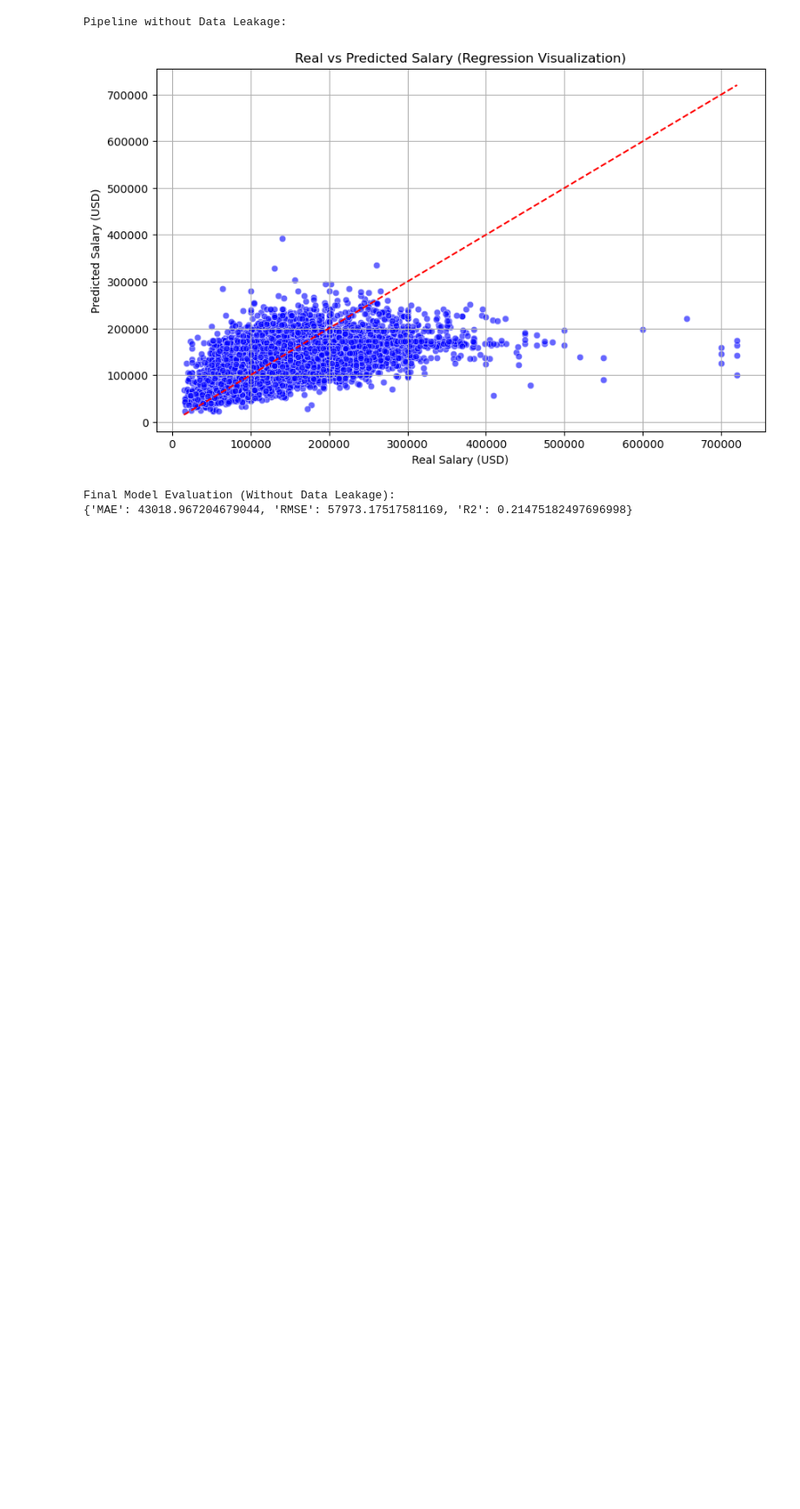
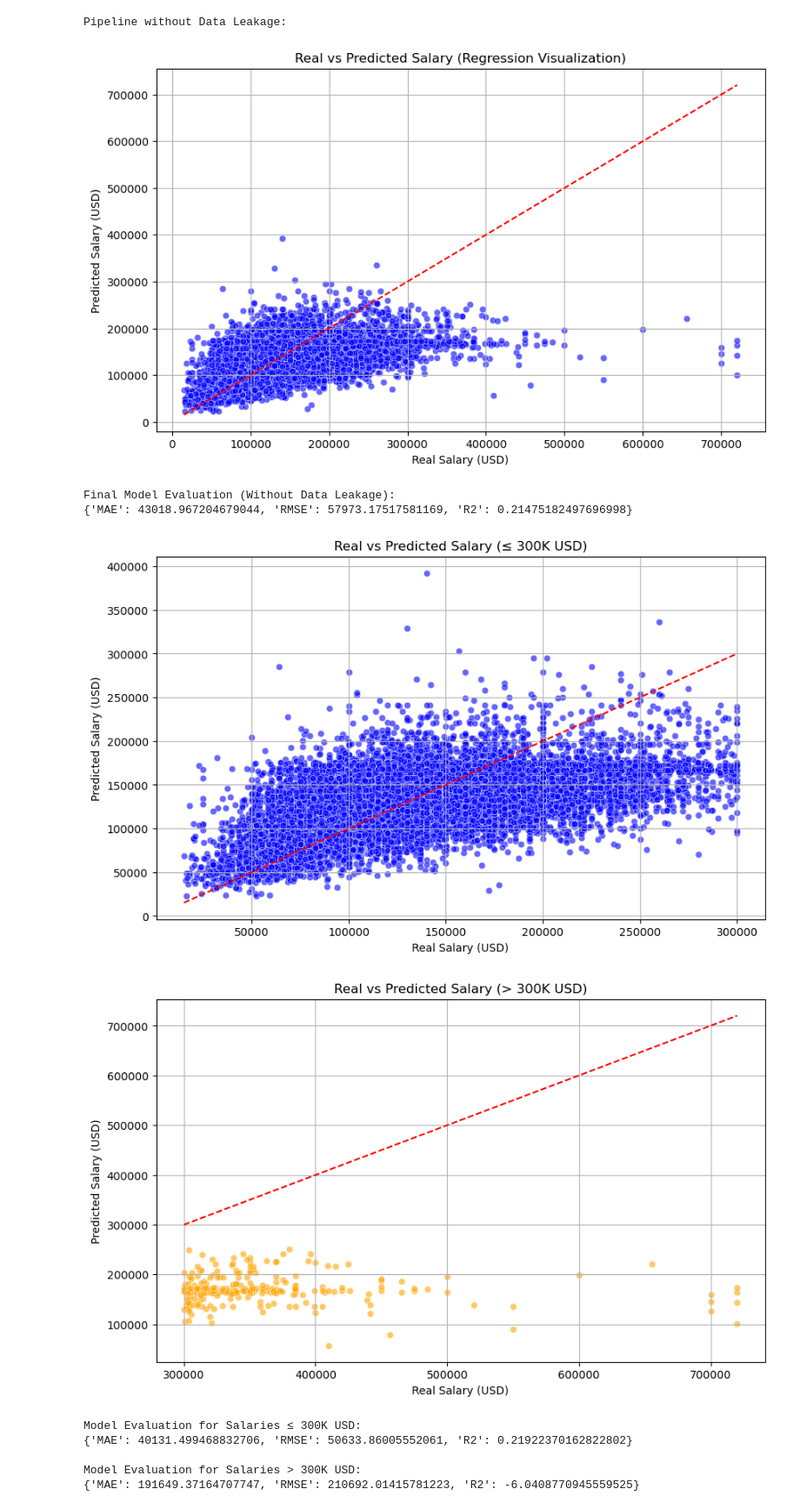
Before and after one commit to isnotJack/AI-project, a Jupyter notebook: 3_regression.ipynb, the cells around one changed output. Shown at 87% size. Saved outputs shown, nothing was run; the diff lists cells and outputs as text; code cells hidden in the pictures; blank space fills up the shorter version.

```diff
--- a/3_regression.ipynb
+++ b/3_regression.ipynb
@@ -217,3 +389,60 @@ Pipeline without Data Leakage:
 [figure]
 Final Model Evaluation (Without Data Leakage):
 {'MAE': 43018.967204679044, 'RMSE': 57973.17517581169, 'R2': 0.21475182497696998}
+# %%
+
+
+# Converti le liste in array per facilità di manipolazione
+y_true_all = np.array(y_true_all)
+y_pred_all = np.array(y_pred_all)
+
+# Dividi i risultati in due segmenti
+mask_low = y_true_all <= 300000
+mask_high = y_true_all > 300000
+
+# Salari <= 300.000 USD
+y_true_low = y_true_all[mask_low]
+y_pred_low = y_pred_all[mask_low]
+
+# Salari > 300.000 USD
+y_true_high = y_true_all[mask_high]
+y_pred_high = y_pred_all[mask_high]
+
+# Valutazione separata per i due segmenti
+results_low = evaluate_model(y_true_low, y_pred_low)
+results_high = evaluate_model(y_true_high, y_pred_high)
+
+# Visualizzazione - Salari <= 300.000 USD
+plt.figure(figsize=(10, 6))
+sns.scatterplot(x=y_true_low, y=y_pred_low, alpha=0.6, color='blue')
+plt.plot([min(y_true_low), max(y_true_low)], [min(y_true_low), max(y_true_low)], color='red', linestyle='--')
+plt.title("Real vs Predicted Salary (≤ 300K USD)")
+plt.xlabel("Real Salary (USD)")
+plt.ylabel("Predicted Salary (USD)")
+plt.grid(True)
+plt.show()
+
+# Visualizzazione - Salari > 300.000 USD
+plt.figure(figsize=(10, 6))
+sns.scatterplot(x=y_true_high, y=y_pred_high, alpha=0.6, color='orange')
+plt.plot([min(y_true_high), max(y_true_high)], [min(y_true_high), max(y_true_high)], color='red', linestyle='--')
+plt.title("Real vs Predicted Salary (> 300K USD)")
+plt.xlabel("Real Salary (USD)")
+plt.ylabel("Predicted Salary (USD)")
+plt.grid(True)
+plt.show()
+
+# Stampa delle metriche di valutazione
+print("\nModel Evaluation for Salaries ≤ 300K USD:")
+print(results_low)
+
+print("\nModel Evaluation for Salaries > 300K USD:")
+print(results_high)
+# %% [output]
+[figure, added]
+[figure, added]
+Model Evaluation for Salaries ≤ 300K USD:
+{'MAE': 40131.499468832706, 'RMSE': 50633.86005552061, 'R2': 0.21922370162822802}
+
+Model Evaluation for Salaries > 300K USD:
+{'MAE': 191649.37164707747, 'RMSE': 210692.01415781223, 'R2': -6.0408770945559525}
```
Also changed, not shown: parts of 6 cells of this notebook, 1 other file.
